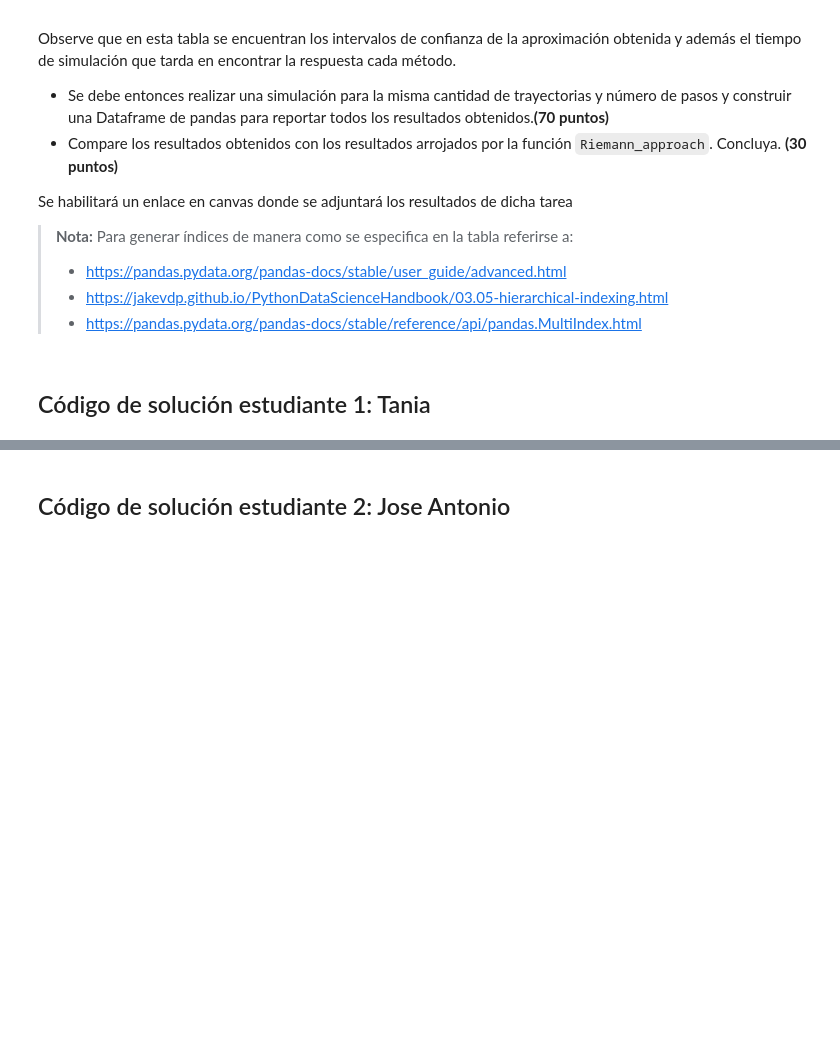
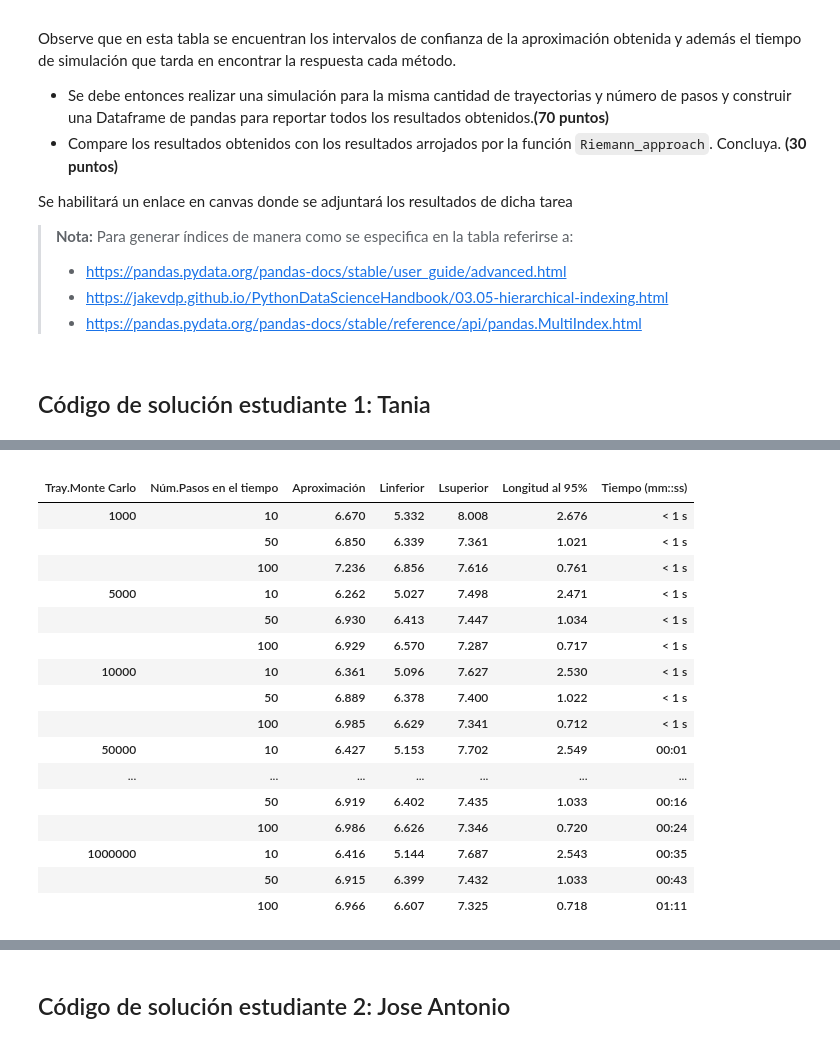
Before and after one commit to SebasGlez2000/Tarea9_TBell_JAContreras, a Jupyter notebook: Tarea9_TBell_JAContreras_SGonzalez.ipynb, the cells around one changed output, grey strips where cells are left out. Cells and saved outputs as stored; diff of their text form; code cells hidden in the pictures; blank space fills up the shorter version.

```diff
--- a/Tarea9_TBell_JAContreras_SGonzalez.ipynb
+++ b/Tarea9_TBell_JAContreras_SGonzalez.ipynb
@@ -34,0 +229,33 @@ Se habilitará un enlace en canvas donde se adjuntará los resultados de dicha t
+# %%
+# call riemann
+riemann_call=np.array(list(map(lambda N_traj:list(map(lambda N_step: riemann(K,r,S0,N_traj,N_step,sigma,T,True),NbStep)),NbTraj)))
+pd.set_option("display.max_rows", None, "display.max_columns", None)
+ciclo =[i for i in NbTraj for _ in (0, 1, 2)]
+rc = np.array(list(map(lambda i: riemann_call[:,:,i].flatten(),range(5))))
+rc0 = np.round(rc[0].astype('float'),4)
+rc1 = np.round(rc[1].astype('float'),4)
+rc2 = np.round(rc[2].astype('float'),4)
+rc3 = np.round(rc[3].astype('float'),4)
+listas = [ciclo,(len(NbTraj)*NbStep),rc0,rc1,rc2,rc3,rc[4]]
+index = pd.MultiIndex.from_arrays(listas, names=('Tray.Monte Carlo','Núm.Pasos en el tiempo','Aproximación','Linferior','Lsuperior','Longitud al 95%','Tiempo (mm::ss)'))
+riemann_call_df = pd.DataFrame(index=index)
+riemann_call_df
+# %% [output]
+|  |  |  |  |  |  |  |
+| Tray.Monte Carlo | Núm.Pasos en el tiempo | Aproximación | Linferior | Lsuperior | Longitud al 95% | Tiempo (mm::ss) |
+| 1000 | 10 | 6.670 | 5.332 | 8.008 | 2.676 | < 1 s |
+|  | 50 | 6.850 | 6.339 | 7.361 | 1.021 | < 1 s |
+|  | 100 | 7.236 | 6.856 | 7.616 | 0.761 | < 1 s |
+| 5000 | 10 | 6.262 | 5.027 | 7.498 | 2.471 | < 1 s |
+|  | 50 | 6.930 | 6.413 | 7.447 | 1.034 | < 1 s |
+|  | 100 | 6.929 | 6.570 | 7.287 | 0.717 | < 1 s |
+| 10000 | 10 | 6.361 | 5.096 | 7.627 | 2.530 | < 1 s |
+|  | 50 | 6.889 | 6.378 | 7.400 | 1.022 | < 1 s |
+|  | 100 | 6.985 | 6.629 | 7.341 | 0.712 | < 1 s |
+| 50000 | 10 | 6.427 | 5.153 | 7.702 | 2.549 | 00:01 |
+| ... | ... | ... | ... | ... | ... | ... |
+|  | 50 | 6.919 | 6.402 | 7.435 | 1.033 | 00:16 |
+|  | 100 | 6.986 | 6.626 | 7.346 | 0.720 | 00:24 |
+| 1000000 | 10 | 6.416 | 5.144 | 7.687 | 2.543 | 00:35 |
+|  | 50 | 6.915 | 6.399 | 7.432 | 1.033 | 00:43 |
+|  | 100 | 6.966 | 6.607 | 7.325 | 0.718 | 01:11 |
```
Also changed, not shown: parts of 7 cells of this notebook.
